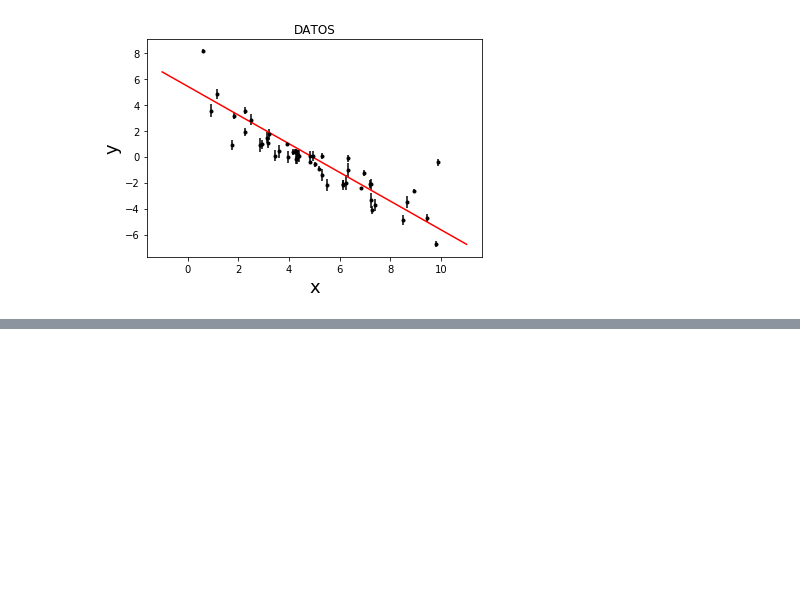
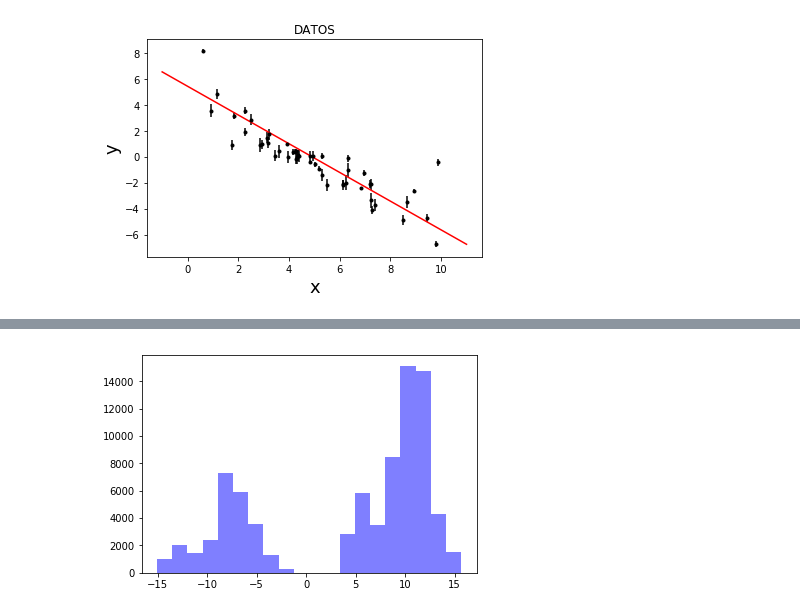
Before and after one commit to DCIDA2019/da2019-Oscar2401, a Jupyter notebook: Semana9/trabajo_9.ipynb, the cells around one changed output, grey strips where cells are left out. Drawn from its saved outputs; the diff is of its cells as text; code cells hidden in the pictures; blank space fills up the shorter version.

```diff
--- a/Semana9/trabajo_9.ipynb
+++ b/Semana9/trabajo_9.ipynb
@@ -225,0 +241,4 @@ ValueError: not enough values to unpack (expected 6, got 5)
+# %%
+hist_f = plt.hist(f, bins=20,facecolor='blue',alpha = 0.5)
+# %% [output]
+[figure, added]
```
Also changed, not shown: parts of 8 cells of this notebook, 1 other file.
